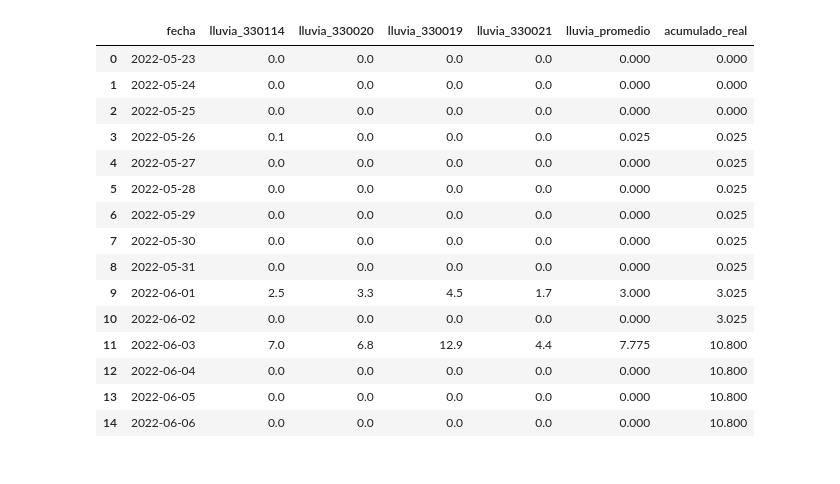
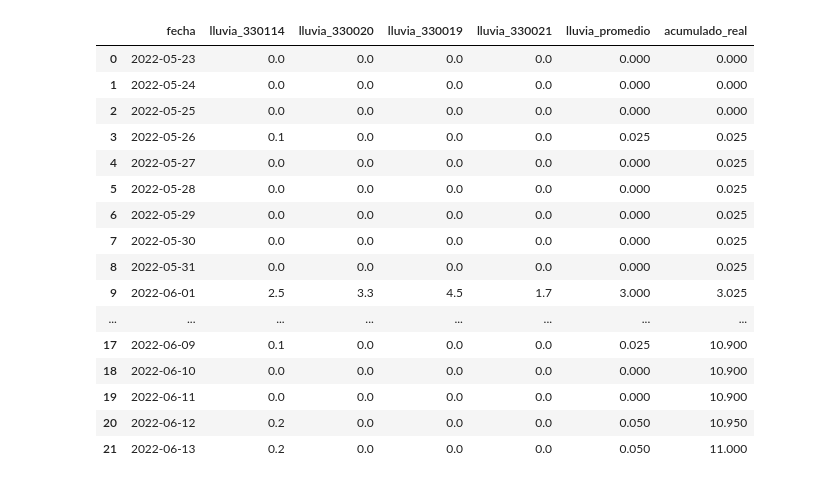
Before and after one commit to calvegh/lluvia, a Jupyter notebook: main.ipynb, the cells around one changed output. Drawn from its saved outputs; the diff is of its cells as text; code cells hidden in the pictures.

```diff
--- a/main.ipynb
+++ b/main.ipynb
@@ -135,35 +67,37 @@ plt.show()
 # %%
 lluvia_real = pd.DataFrame(
     {'fecha':
      ["2022-05-23", "2022-05-24", "2022-05-25", "2022-05-26", "2022-05-27",
-         "2022-05-28", "2022-05-29", "2022-05-30", "2022-05-31","2022-06-01","2022-06-02","2022-06-03","2022-06-04","2022-06-05","2022-06-06", ],
+         "2022-05-28", "2022-05-29", "2022-05-30", "2022-05-31","2022-06-01","2022-06-02","2022-06-03","2022-06-04","2022-06-05","2022-06-06",
+         "2022-06-07","2022-06-08","2022-06-09","2022-06-10","2022-06-11","2022-06-12","2022-06-13", ],
      'lluvia_330114':
-     [0.0, 0.0, 0.0, 0.1, 0.0, 0.0, 0.0, 0.0, 0.0,2.5,0.0,7.0,0.0,0.0,0.0,],
+     [0.0, 0.0, 0.0, 0.1, 0.0, 0.0, 0.0, 0.0, 0.0,2.5,0.0,7.0,0.0,0.0,0.1,0.0,0.1,0.1,0.0,0.0,0.2,0.2],
      'lluvia_330020':
-     [0.0, 0.0, 0.0, 0.0, 0.0, 0.0, 0.0, 0.0, 0.0,3.3,0.0,6.8,0.0,0.0,0.0,],
+     [0.0, 0.0, 0.0, 0.0, 0.0, 0.0, 0.0, 0.0, 0.0,3.3,0.0,6.8,0.1,0.0,0.0,0.0,0.0,0.0,0.0,0.0,0.0,0.0,],
      'lluvia_330019':
-     [0.0, 0.0, 0.0, 0.0, 0.0, 0.0, 0.0, 0.0, 0.0,4.5,0.0,12.9,0.0,0.0,0.0,],
+     [0.0, 0.0, 0.0, 0.0, 0.0, 0.0, 0.0, 0.0, 0.0,4.5,0.0,12.9,0.0,0.0,0.0,0.0,0.0,0.0,0.0,0.0,0.0,0.0,],
      'lluvia_330021':
-     [0.0, 0.0, 0.0, 0.0, 0.0, 0.0, 0.0, 0.0, 0.0,1.7,0.0,4.4,0.0,0.0,0.0,]
+     [0.0, 0.0, 0.0, 0.0, 0.0, 0.0, 0.0, 0.0, 0.0,1.7,0.0,4.4,0.0,0.0,0.0,0.0,0.0,0.0,0.0,0.0,0.0,0.0,]
 
      })
 lluvia_real['lluvia_promedio'] = lluvia_real.mean(axis=1)
 lluvia_real['acumulado_real']  = lluvia_real['lluvia_promedio'].cumsum()
 lluvia_real
 # %% [output]
 |  | fecha | lluvia_330114 | lluvia_330020 | lluvia_330019 | lluvia_330021 | lluvia_promedio | acumulado_real |
 | 0 | 2022-05-23 | 0.0 | 0.0 | 0.0 | 0.0 | 0.000 | 0.000 |
 | 1 | 2022-05-24 | 0.0 | 0.0 | 0.0 | 0.0 | 0.000 | 0.000 |
 | 2 | 2022-05-25 | 0.0 | 0.0 | 0.0 | 0.0 | 0.000 | 0.000 |
 | 3 | 2022-05-26 | 0.1 | 0.0 | 0.0 | 0.0 | 0.025 | 0.025 |
 | 4 | 2022-05-27 | 0.0 | 0.0 | 0.0 | 0.0 | 0.000 | 0.025 |
 | 5 | 2022-05-28 | 0.0 | 0.0 | 0.0 | 0.0 | 0.000 | 0.025 |
 | 6 | 2022-05-29 | 0.0 | 0.0 | 0.0 | 0.0 | 0.000 | 0.025 |
 | 7 | 2022-05-30 | 0.0 | 0.0 | 0.0 | 0.0 | 0.000 | 0.025 |
 | 8 | 2022-05-31 | 0.0 | 0.0 | 0.0 | 0.0 | 0.000 | 0.025 |
 | 9 | 2022-06-01 | 2.5 | 3.3 | 4.5 | 1.7 | 3.000 | 3.025 |
-| 10 | 2022-06-02 | 0.0 | 0.0 | 0.0 | 0.0 | 0.000 | 3.025 |
-| 11 | 2022-06-03 | 7.0 | 6.8 | 12.9 | 4.4 | 7.775 | 10.800 |
-| 12 | 2022-06-04 | 0.0 | 0.0 | 0.0 | 0.0 | 0.000 | 10.800 |
-| 13 | 2022-06-05 | 0.0 | 0.0 | 0.0 | 0.0 | 0.000 | 10.800 |
-| 14 | 2022-06-06 | 0.0 | 0.0 | 0.0 | 0.0 | 0.000 | 10.800 |
+| ... | ... | ... | ... | ... | ... | ... | ... |
+| 17 | 2022-06-09 | 0.1 | 0.0 | 0.0 | 0.0 | 0.025 | 10.900 |
+| 18 | 2022-06-10 | 0.0 | 0.0 | 0.0 | 0.0 | 0.000 | 10.900 |
+| 19 | 2022-06-11 | 0.0 | 0.0 | 0.0 | 0.0 | 0.000 | 10.900 |
+| 20 | 2022-06-12 | 0.2 | 0.0 | 0.0 | 0.0 | 0.050 | 10.950 |
+| 21 | 2022-06-13 | 0.2 | 0.0 | 0.0 | 0.0 | 0.050 | 11.000 |
```
Also changed, not shown: parts of 14 cells of this notebook, 21 other files.
